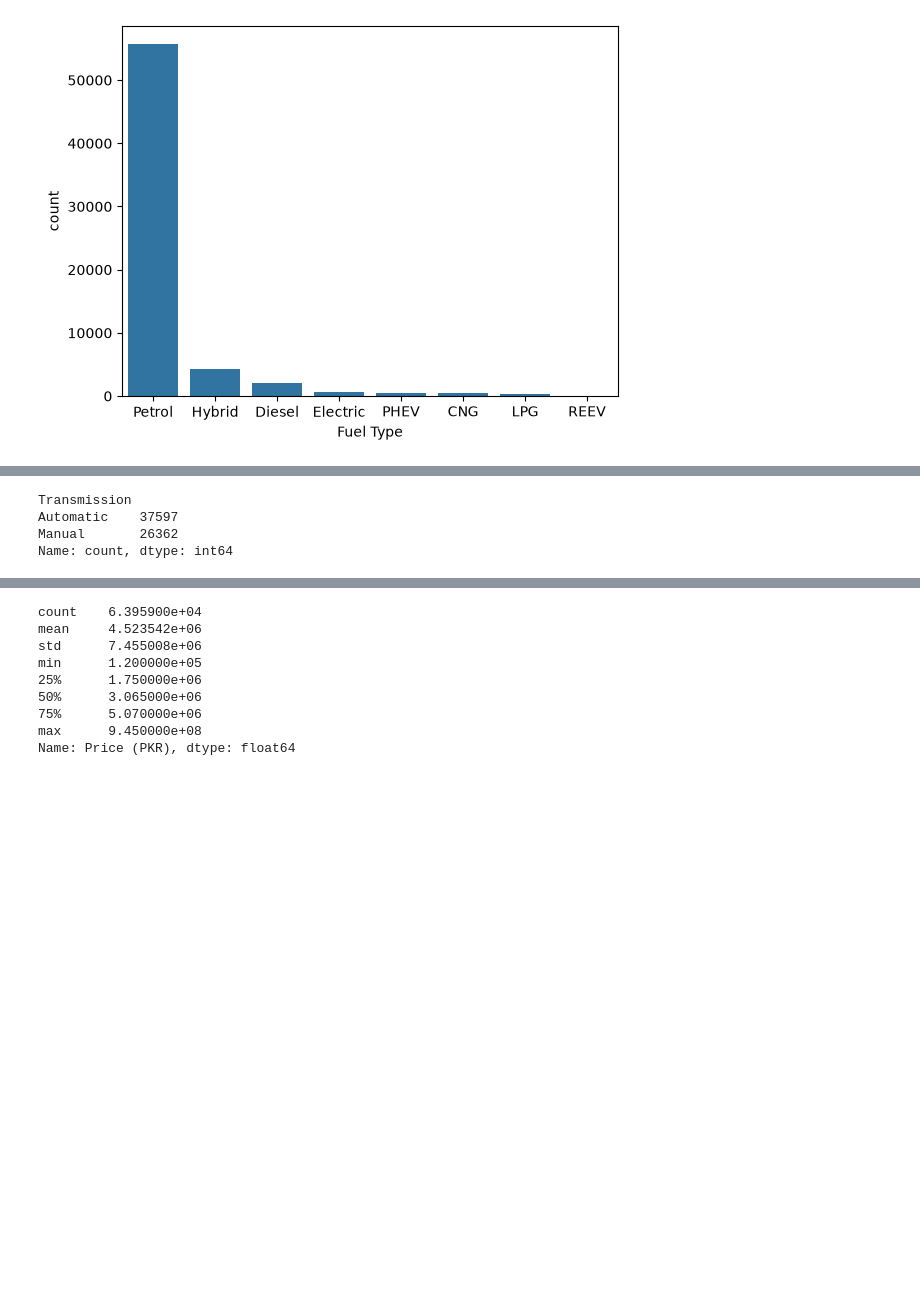
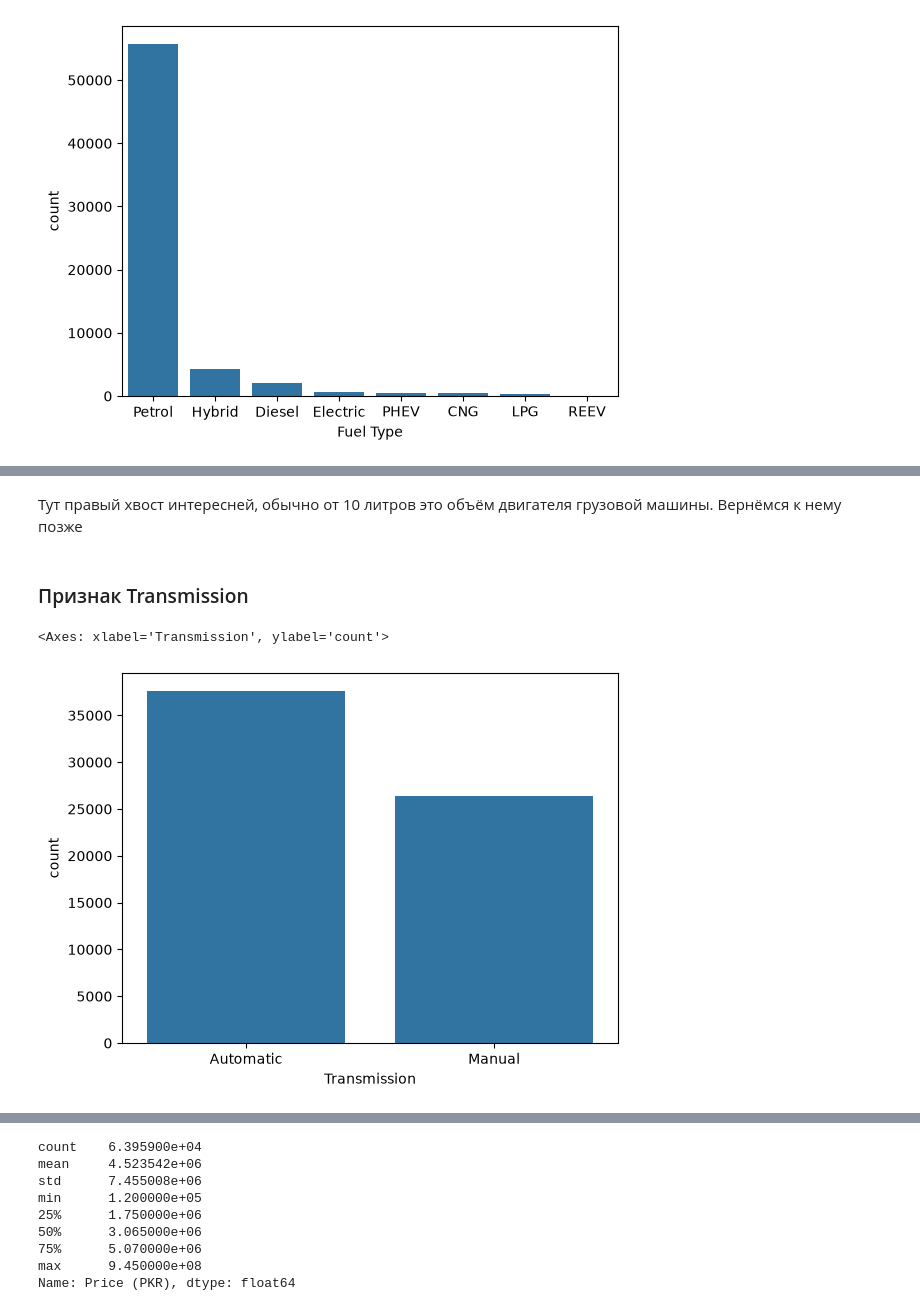
Before and after one commit to Aldelory/ML_Task_2, a Jupyter notebook: data_cleaning.ipynb, the cells around one changed output, grey strips where cells are left out. Saved outputs shown, nothing was run; the diff lists cells and outputs as text; code cells hidden in the pictures; blank space fills up the shorter version.

```diff
--- a/data_cleaning.ipynb
+++ b/data_cleaning.ipynb
@@ -272,7 +245,9 @@ np.float64(0.376984126984127)
+# %% [markdown]
+Тут правый хвост интересней, обычно от 10 литров это объём двигателя грузовой машины. Вернёмся к нему позже
+# %% [markdown]
+### Признак Transmission
 # %%
-df['Transmission'].value_counts()
+sns.barplot(df['Transmission'].value_counts())
 # %% [output]
-Transmission
-Automatic    37597
-Manual       26362
-Name: count, dtype: int64
+<Axes: xlabel='Transmission', ylabel='count'>
+[figure, added]
```
Also changed, not shown: parts of 49 cells of this notebook, 1 other file.
